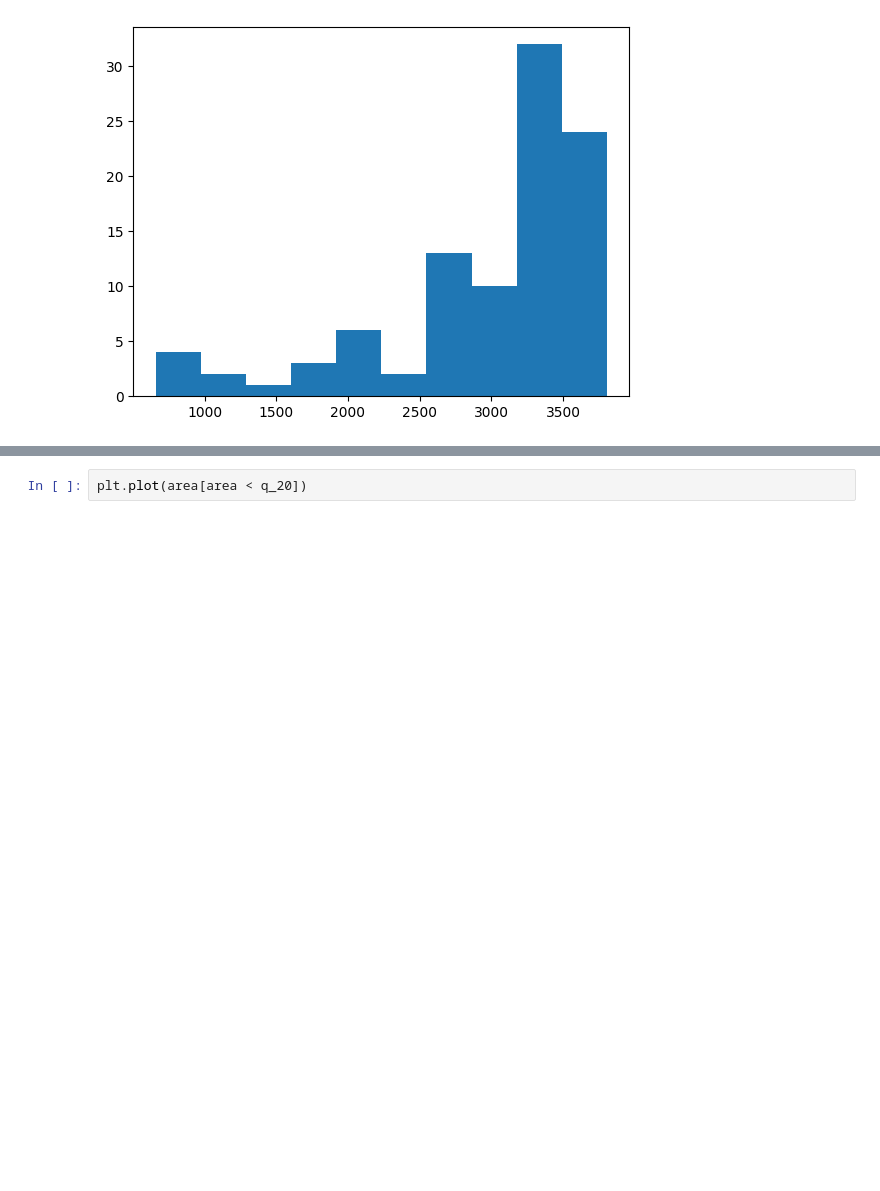
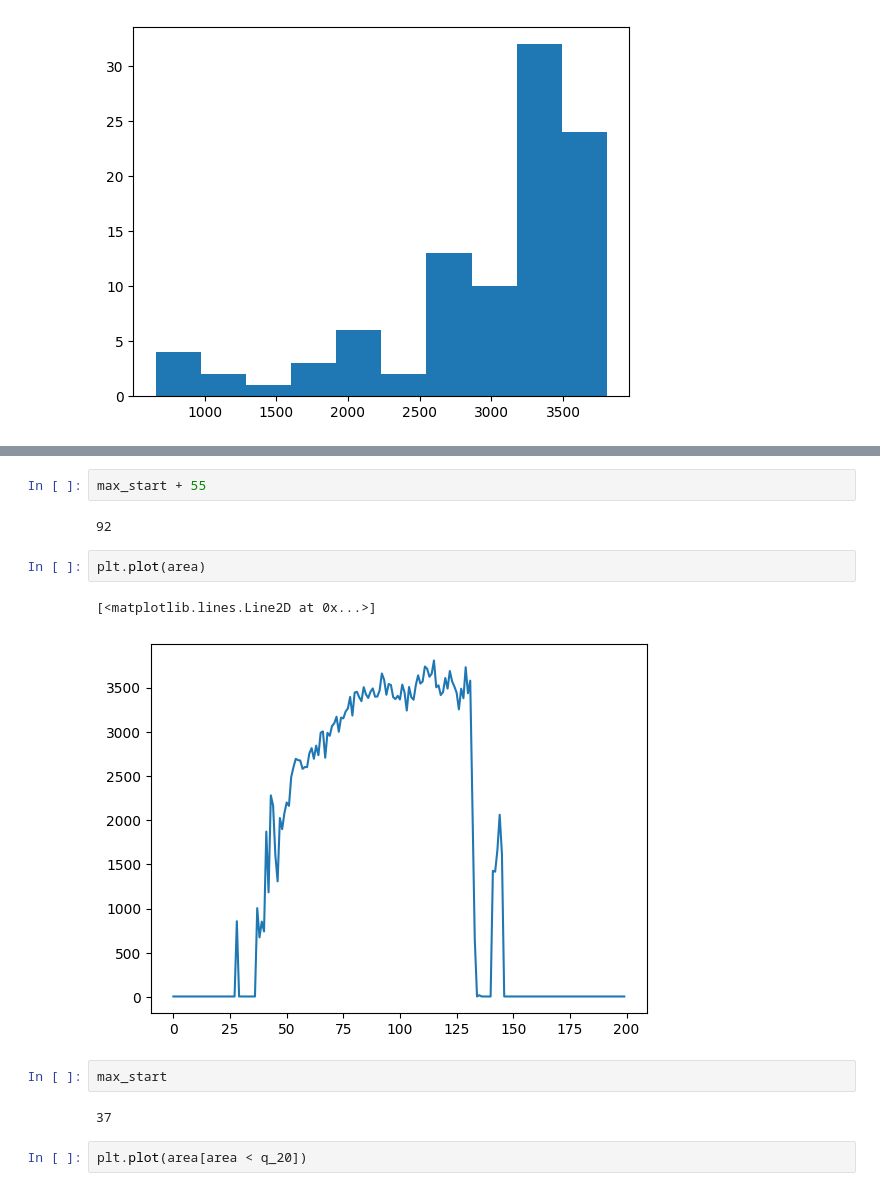
Before and after one commit to tsak1998/pronuclei_extraction, a Jupyter notebook: cellforge/segmentation/pronuclei_areas_eda_copy.ipynb, the cells around one changed output, grey strips where cells are left out. Cells and saved outputs as stored; diff of their text form; blank space fills up the shorter version.

```diff
--- a/cellforge/segmentation/pronuclei_areas_eda_copy.ipynb
+++ b/cellforge/segmentation/pronuclei_areas_eda_copy.ipynb
@@ -481,3 +499,16 @@ array([   6,    6,    6,    6,    6,    6,    6,    6,    6,    6,    6,
+# %%
+max_start + 55
+# %% [output]
+92
+# %%
+plt.plot(area)
+# %% [output]
+[<matplotlib.lines.Line2D at 0x...>]
+[figure, added]
+# %%
+max_start
+# %% [output]
+37
 # %%
 plt.plot(area[area < q_20])
 # %% [output]
```
Also changed, not shown: parts of 5 cells of this notebook, 1 other file.
